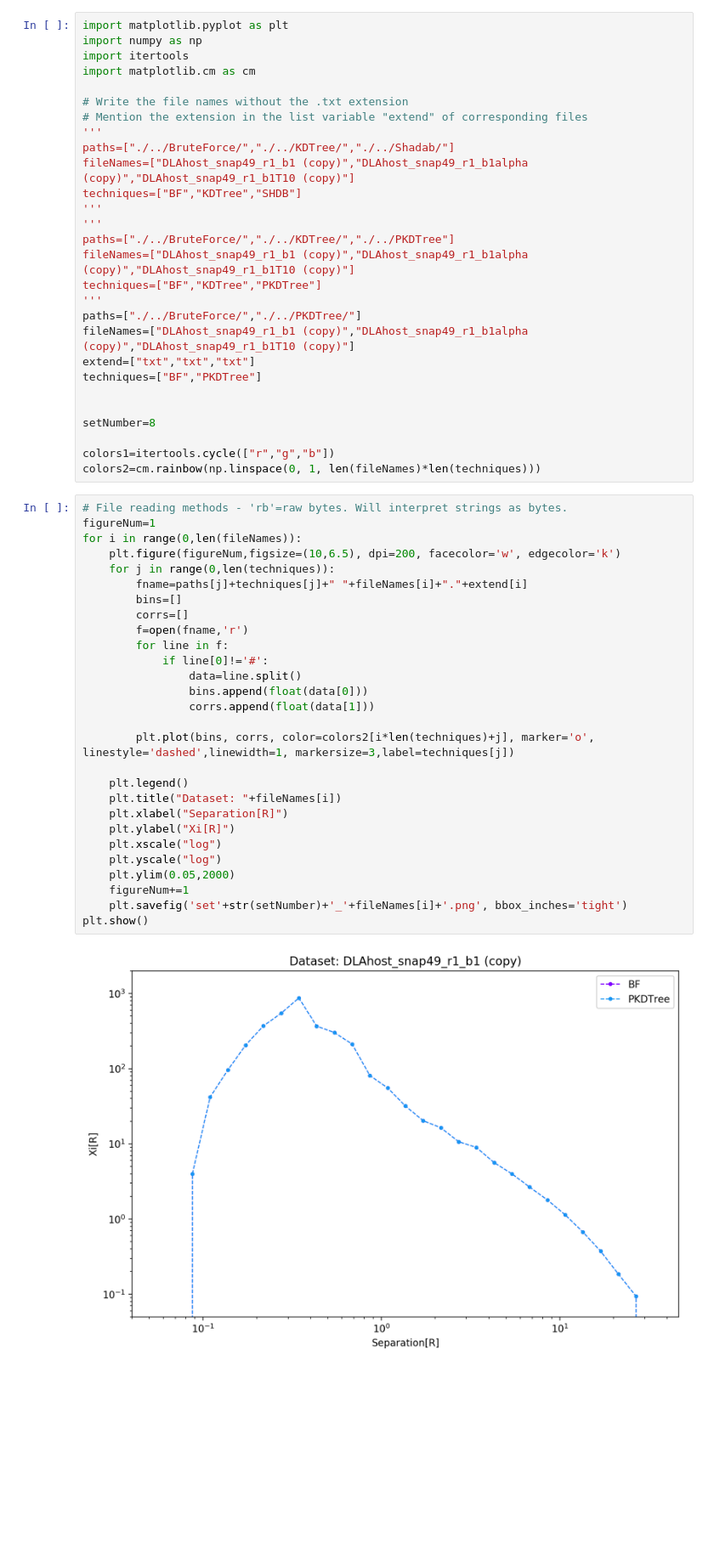
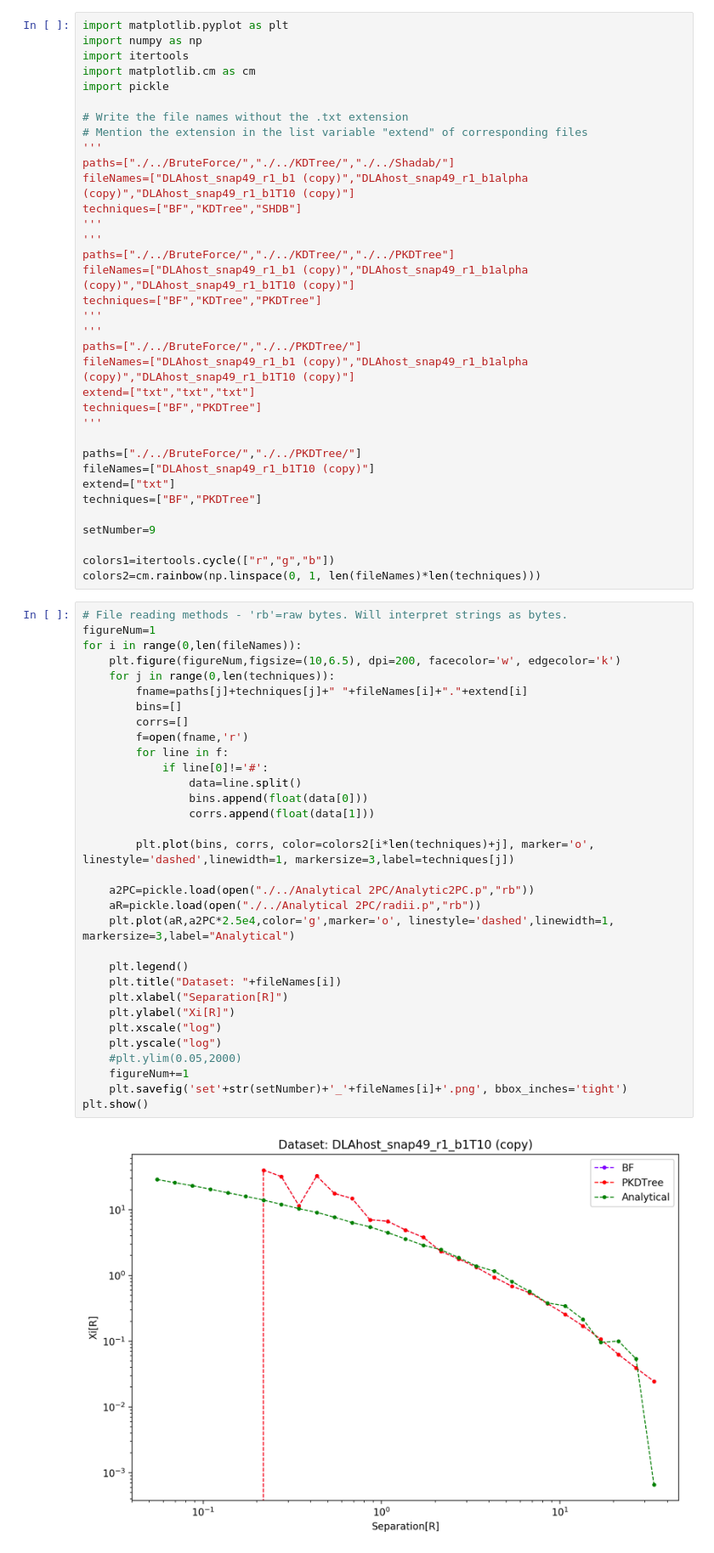
Before and after one commit to Vidhate/TwoPointCorrelation, a Jupyter notebook: Comparison Plots/Plots.ipynb, the cells around one changed output. Shown: that part at 85% size. Cells and saved outputs as stored; diff of their text form; blank space fills up the shorter version.

Commit message:
updated final analytic 2PC

```diff
--- a/Comparison Plots/Plots.ipynb
+++ b/Comparison Plots/Plots.ipynb
@@ -3,6 +3,7 @@ import matplotlib.pyplot as plt
 import numpy as np
 import itertools
 import matplotlib.cm as cm
+import pickle
 
 # Write the file names without the .txt extension
 # Mention the extension in the list variable "extend" of corresponding files
@@ -16,43 +17,53 @@ paths=["./../BruteForce/","./../KDTree/","./../PKDTree"]
 fileNames=["DLAhost_snap49_r1_b1 (copy)","DLAhost_snap49_r1_b1alpha (copy)","DLAhost_snap49_r1_b1T10 (copy)"]
 techniques=["BF","KDTree","PKDTree"]
 '''
+'''
 paths=["./../BruteForce/","./../PKDTree/"]
 fileNames=["DLAhost_snap49_r1_b1 (copy)","DLAhost_snap49_r1_b1alpha (copy)","DLAhost_snap49_r1_b1T10 (copy)"]
 extend=["txt","txt","txt"]
 techniques=["BF","PKDTree"]
+'''
 
+paths=["./../BruteForce/","./../PKDTree/"]
+fileNames=["DLAhost_snap49_r1_b1T10 (copy)"]
+extend=["txt"]
+techniques=["BF","PKDTree"]
 
-setNumber=8
+setNumber=9
 
 colors1=itertools.cycle(["r","g","b"])
 colors2=cm.rainbow(np.linspace(0, 1, len(fileNames)*len(techniques)))
 # %%
 # File reading methods - 'rb'=raw bytes. Will interpret strings as bytes.
 figureNum=1
 for i in range(0,len(fileNames)):
     plt.figure(figureNum,figsize=(10,6.5), dpi=200, facecolor='w', edgecolor='k')
     for j in range(0,len(techniques)):
         fname=paths[j]+techniques[j]+" "+fileNames[i]+"."+extend[i]
         bins=[]
         corrs=[]
         f=open(fname,'r')
         for line in f:
             if line[0]!='#':
                 data=line.split()
                 bins.append(float(data[0]))
                 corrs.append(float(data[1]))
 
         plt.plot(bins, corrs, color=colors2[i*len(techniques)+j], marker='o', linestyle='dashed',linewidth=1, markersize=3,label=techniques[j])
 
+    a2PC=pickle.load(open("./../Analytical 2PC/Analytic2PC.p","rb"))
+    aR=pickle.load(open("./../Analytical 2PC/radii.p","rb"))
+    plt.plot(aR,a2PC*2.5e4,color='g',marker='o', linestyle='dashed',linewidth=1, markersize=3,label="Analytical")
+
     plt.legend()
     plt.title("Dataset: "+fileNames[i])
     plt.xlabel("Separation[R]")
     plt.ylabel("Xi[R]")
     plt.xscale("log")
     plt.yscale("log")
-    plt.ylim(0.05,2000)
+    #plt.ylim(0.05,2000)
     figureNum+=1
     plt.savefig('set'+str(setNumber)+'_'+fileNames[i]+'.png', bbox_inches='tight')
 plt.show()
 # %% [output]
-[figure, old version]
+[figure, new version]
```
Also changed, not shown: parts of 1 cell of this notebook, 16 other files.
